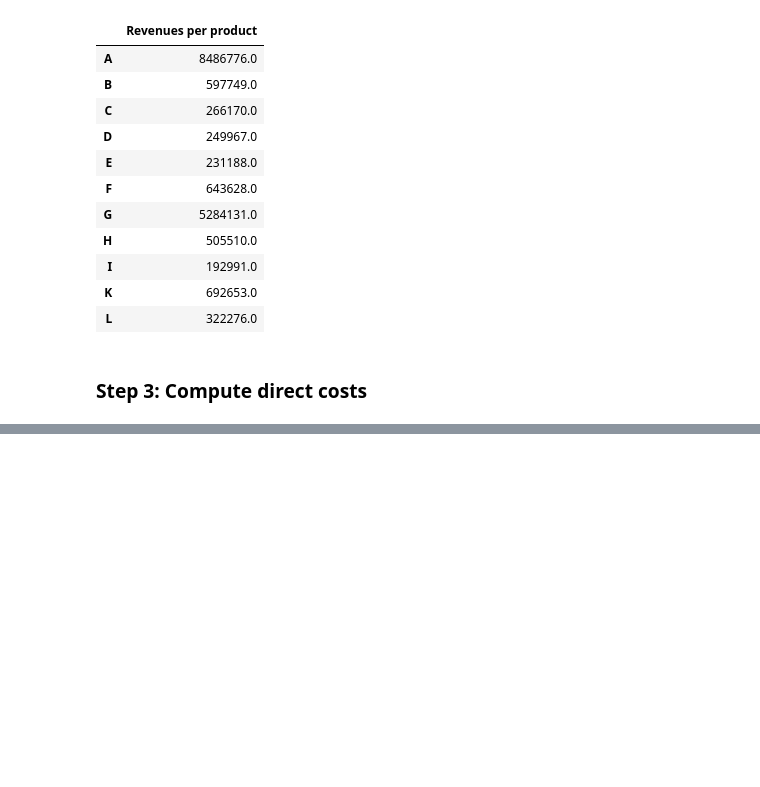
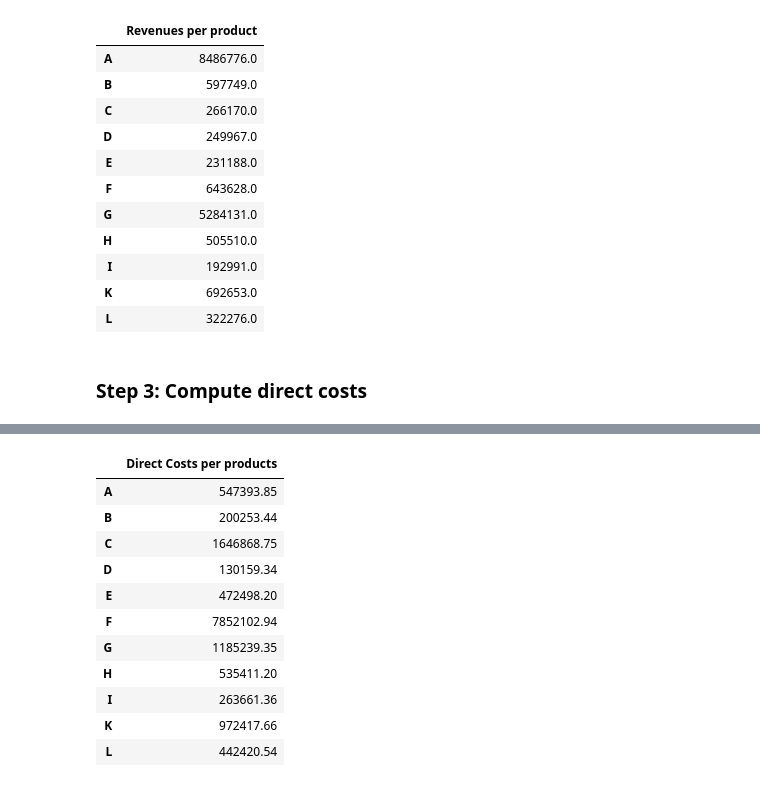
Before and after one commit to PaulineMalaguti/EBA3630, a Jupyter notebook: Customer Profitability Index/Problem 2/2customerprofitability.ipynb, the cells around one changed output, grey strips where cells are left out. Saved outputs shown, nothing was run; the diff lists cells and outputs as text; code cells hidden in the pictures; blank space fills up the shorter version.

```diff
--- a/Customer Profitability Index/Problem 2/2customerprofitability.ipynb
+++ b/Customer Profitability Index/Problem 2/2customerprofitability.ipynb
@@ -283,0 +323,17 @@ revenues_product
+# %%
+direct_costs_product = direct_costs.iloc[:,1:].sum(axis=0).to_frame()
+direct_costs_product.columns = ['Direct Costs per products']
+direct_costs_product
+# %% [output]
+|  | Direct Costs per products |
+| A | 547393.85 |
+| B | 200253.44 |
+| C | 1646868.75 |
+| D | 130159.34 |
+| E | 472498.20 |
+| F | 7852102.94 |
+| G | 1185239.35 |
+| H | 535411.20 |
+| I | 263661.36 |
+| K | 972417.66 |
+| L | 442420.54 |
```
Also changed, not shown: parts of 2 cells of this notebook.
